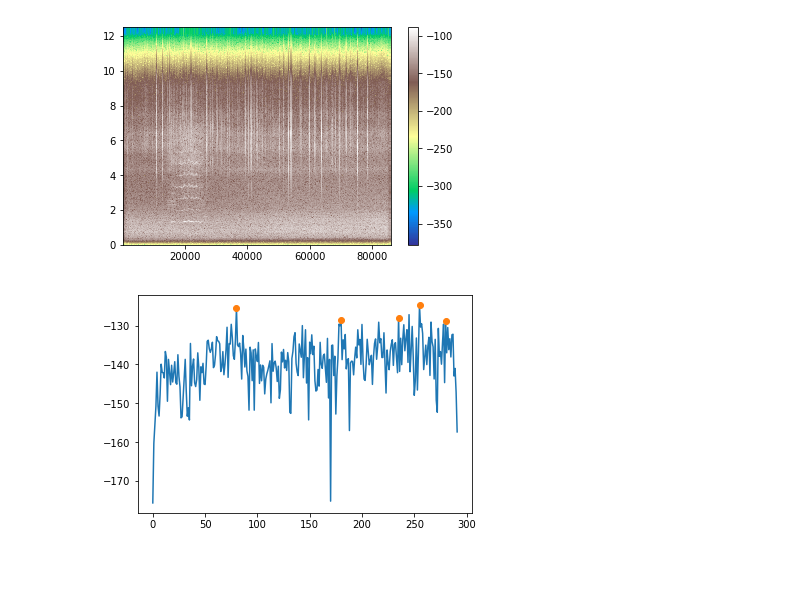
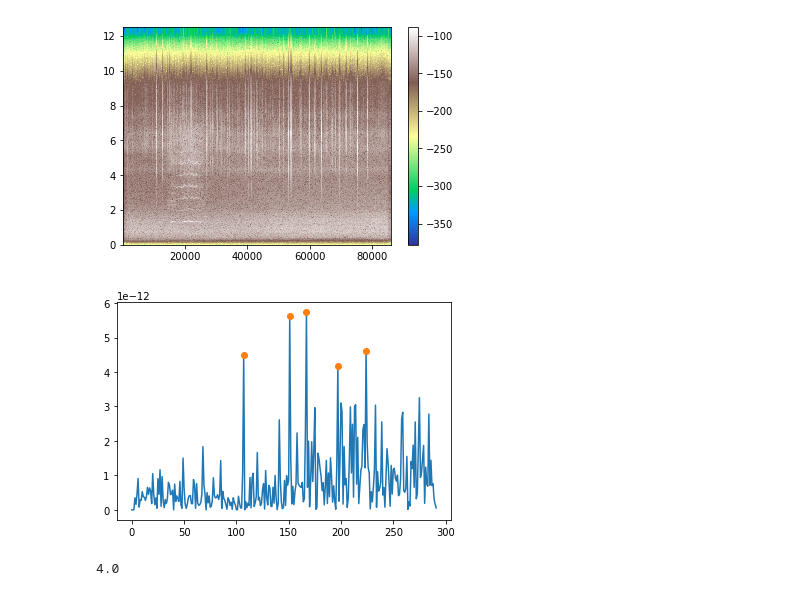
Before and after one commit to DDEssing/thesis_code, a Jupyter notebook: Amplitude_variation.ipynb, the cells around one changed output. Drawn from its saved outputs; the diff is of its cells as text; code cells hidden in the pictures; blank space fills up the shorter version.

```diff
--- a/Amplitude_variation.ipynb
+++ b/Amplitude_variation.ipynb
@@ -136,7 +142,7 @@ plt.show()
 # %%
-def searchmaxima(maxima, data, fs=fs):
+def search_maxima_in_periodogram(maxima, data, fs=fs):
 
-    '''Function to cut daily data into several windows and searches for maxima in window
+    '''Function to cut daily data into several windows and searche for maxima in each window
     Input:
 
     maxima    float        number of maxima to search for
@@ -181,7 +187,7 @@ def searchmaxima(maxima, data, fs=fs):
 maxima = 8
 data= st_simu_signal_1_min
 
-value_max_f, value_max = searchmaxima(maxima, data, fs=fs)
+value_max_f, value_max = search_maxima_in_periodogram(maxima, data, fs=fs)
 # %%
 plt.plot(f_sig, Pxx_sig)
 plt.plot(value_max_f, value_max, 'o')
@@ -228,7 +236,7 @@ def searchmaxima(maxima, data):
 
         minimal_value = np.min(data1)
 
-        data1[int(index_max[i]-10):int(index_max[i]+10)] = minimal_value-100
+        data1[int(index_max[i]-2):int(index_max[i]+2)] = minimal_value-100
     #fname = '../Plots/PSD/KNR01..BHZ.D.2016.337' + str(t_signal_start) + '-' + str(t_signal_start+ win_len)
     #plt.semilogy(f_sig, Pxx_sig)
     #plt.semilogy(value_max_f, value_max, 'o')
@@ -279,14 +287,14 @@ plt.show()
 # %% [output]
 [figure]
 # %%
-value_max, index_max = searchmaxima(maxima=5, data=specgram[948])
+value_max, index_max = searchmaxima(maxima=5, data=specgram[400])
 # %%
-plt.plot(specgram[948])
+plt.plot(specgram[400])
 plt.plot(index_max, value_max, 'o')
 plt.plot()
 plt.show()
 # %% [output]
-[figure, old version]
+[figure, new version]
 # %%
 maxima = 2
 data= specgram[948]
@@ -313,0 +320,4 @@ fs
+# %%
+np.log10(10000)
+# %% [output]
+4.0
```
Also changed, not shown: parts of 8 cells of this notebook.
